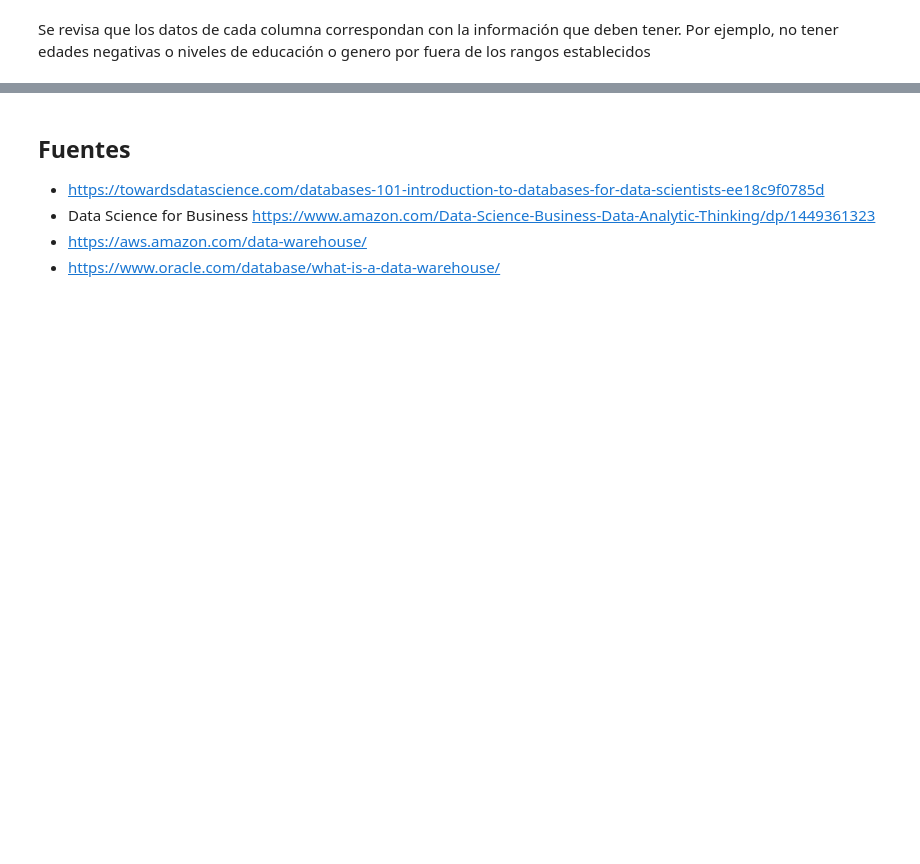
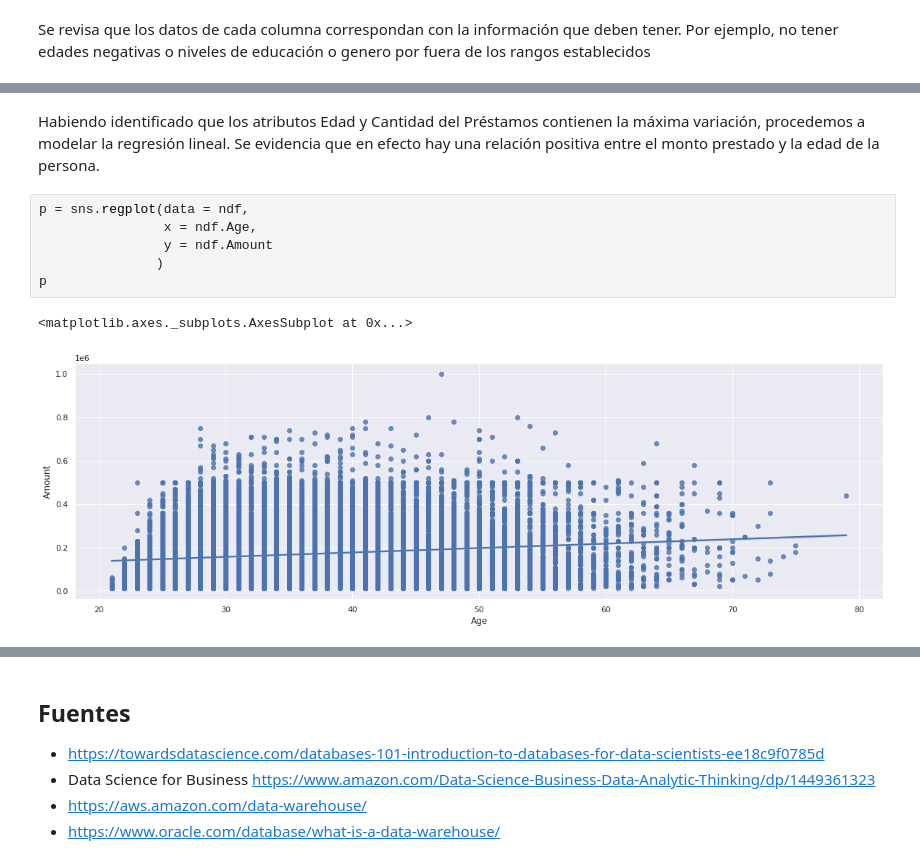
Before and after one commit to PosgradoMNA/actividades-del-proyecto-equipo-149, a Jupyter notebook: Semana_4_Actividad_1.ipynb, the cells around one changed output, grey strips where cells are left out. Cells and saved outputs as stored; diff of their text form; blank space fills up the shorter version.

```diff
--- a/Semana_4_Actividad_1.ipynb
+++ b/Semana_4_Actividad_1.ipynb
@@ -281,0 +226,12 @@ Realizamos en resumen:
+# %% [markdown]
+Habiendo identificado que los atributos Edad y Cantidad del Préstamos  contienen la máxima variación, procedemos a modelar la regresión lineal.
+Se evidencia que en efecto hay una relación positiva entre el monto prestado y la edad de la persona.
+# %%
+p = sns.regplot(data = ndf,
+                x = ndf.Age,
+                y = ndf.Amount
+               )
+p
+# %% [output]
+<matplotlib.axes._subplots.AxesSubplot at 0x...>
+[figure, added]
```
Also changed, not shown: parts of 25 cells of this notebook.
